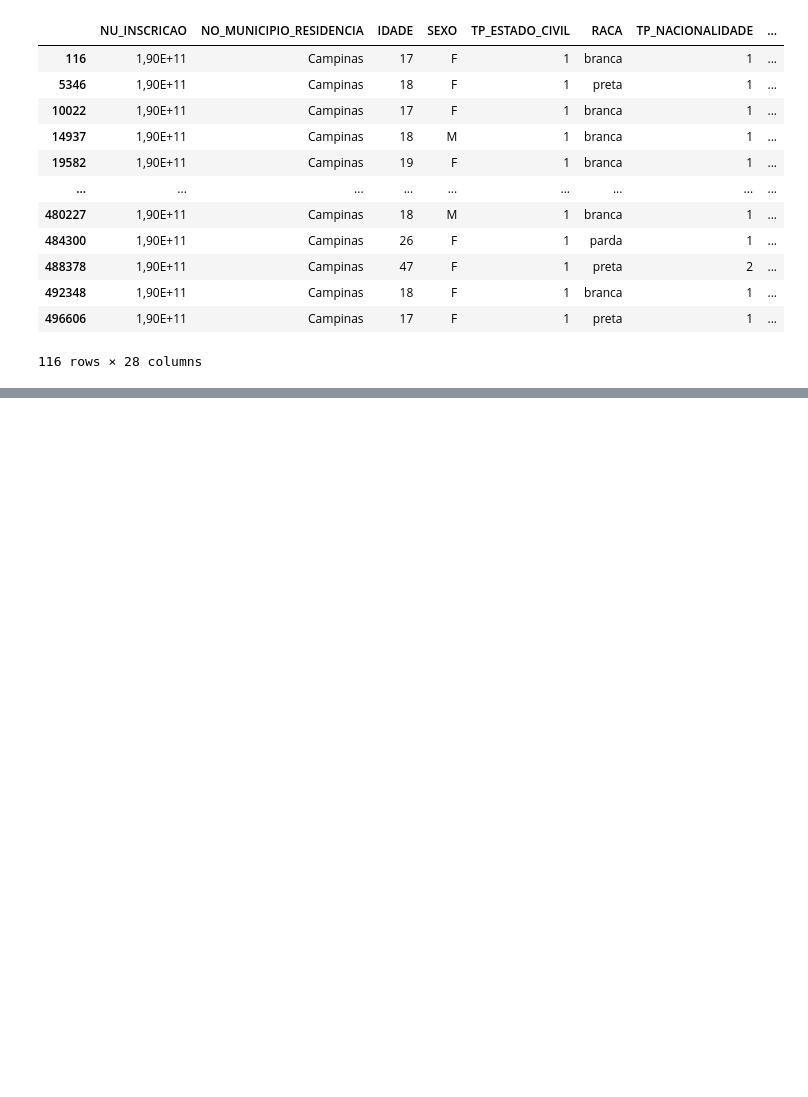
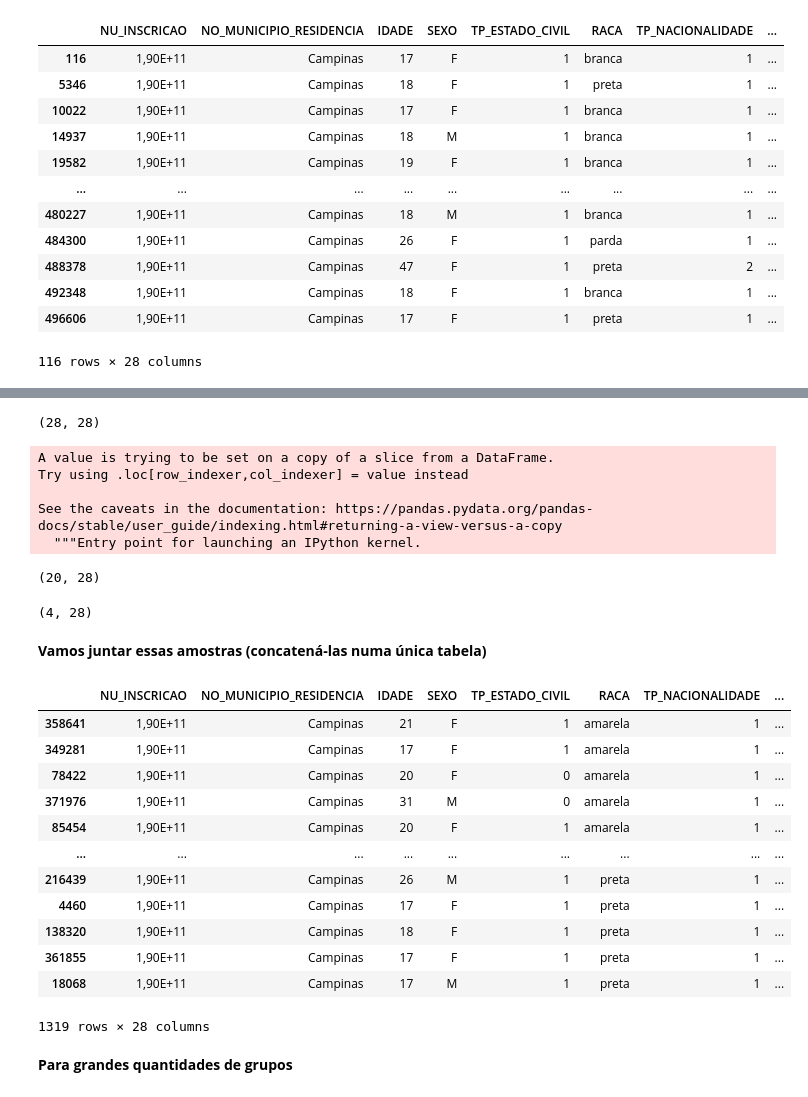
Before and after one commit to Matheusfarmaceutico/Estat-stica-e-An-lise-de-dados-com-Python, a Jupyter notebook: Amostragem.ipynb, the cells around one changed output, grey strips where cells are left out. Cells and saved outputs as stored; diff of their text form; code cells hidden in the pictures; blank space fills up the shorter version.

```diff
--- a/Amostragem.ipynb
+++ b/Amostragem.ipynb
@@ -131,0 +246,44 @@ enem_campinas
+# %%
+amarela_amostra = enem_campinas.loc[enem_campinas.RACA == "amarela"].sample(frac = 0.10)
+amarela_amostra.shape
+# %% [output]
+(28, 28)
+# %%
+enem_campinas["RACA"] = enem_campinas["RACA"].replace({"nao_Declarado":"nao_declarado"})
+# %% [output]
+A value is trying to be set on a copy of a slice from a DataFrame.
+Try using .loc[row_indexer,col_indexer] = value instead
+
+See the caveats in the documentation: https://pandas.pydata.org/pandas-docs/stable/user_guide/indexing.html#returning-a-view-versus-a-copy
+  """Entry point for launching an IPython kernel.
+# %%
+n_decl_amostra = enem_campinas.loc[enem_campinas.RACA == "nao_declarado"].sample(frac = 0.10)
+n_decl_amostra.shape
+# %% [output]
+(20, 28)
+# %%
+indigena_amostra = enem_campinas.loc[enem_campinas.RACA == "indigena"].sample(frac = 0.10)
+indigena_amostra.shape
+# %% [output]
+(4, 28)
+# %% [markdown]
+**Vamos juntar essas amostras (concatená-las numa única tabela)**
+# %%
+amostras_racas = pd.concat([amarela_amostra,branca_amostra,parda_amostra,n_decl_amostra,indigena_amostra,preta_amostra])
+amostras_racas
+# %% [output]
+|  | NU_INSCRICAO | NO_MUNICIPIO_RESIDENCIA | IDADE | SEXO | TP_ESTADO_CIVIL | RACA | TP_NACIONALIDADE | ... |
+| 358641 | 1,90E+11 | Campinas | 21 | F | 1 | amarela | 1 | ... |
+| 349281 | 1,90E+11 | Campinas | 17 | F | 1 | amarela | 1 | ... |
+| 78422 | 1,90E+11 | Campinas | 20 | F | 0 | amarela | 1 | ... |
+| 371976 | 1,90E+11 | Campinas | 31 | M | 0 | amarela | 1 | ... |
+| 85454 | 1,90E+11 | Campinas | 20 | F | 1 | amarela | 1 | ... |
+| ... | ... | ... | ... | ... | ... | ... | ... | ... |
+| 216439 | 1,90E+11 | Campinas | 26 | M | 1 | preta | 1 | ... |
+| 4460 | 1,90E+11 | Campinas | 17 | F | 1 | preta | 1 | ... |
+| 138320 | 1,90E+11 | Campinas | 18 | F | 1 | preta | 1 | ... |
+| 361855 | 1,90E+11 | Campinas | 17 | F | 1 | preta | 1 | ... |
+| 18068 | 1,90E+11 | Campinas | 17 | M | 1 | preta | 1 | ... |
+1319 rows × 28 columns
+# %% [markdown]
+**Para grandes quantidades de grupos**
```
Also changed, not shown: parts of 26 cells of this notebook.
